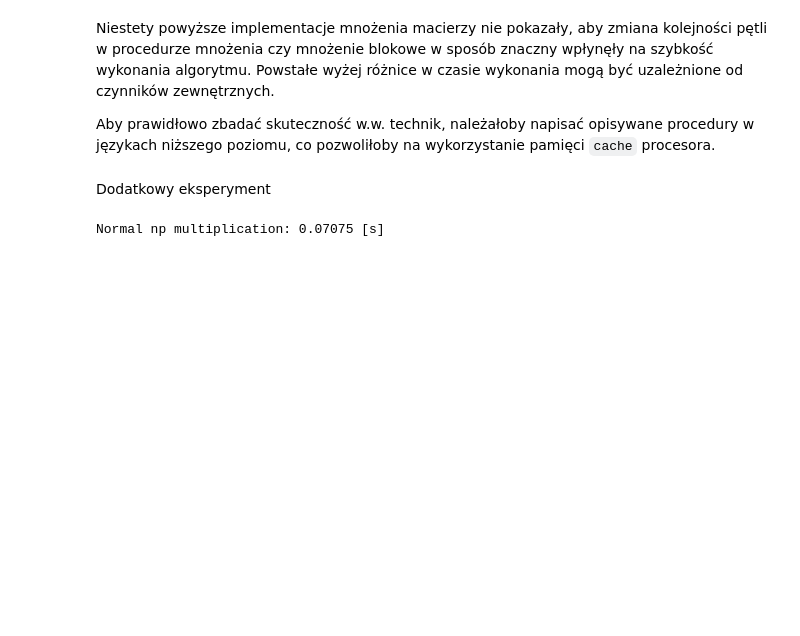
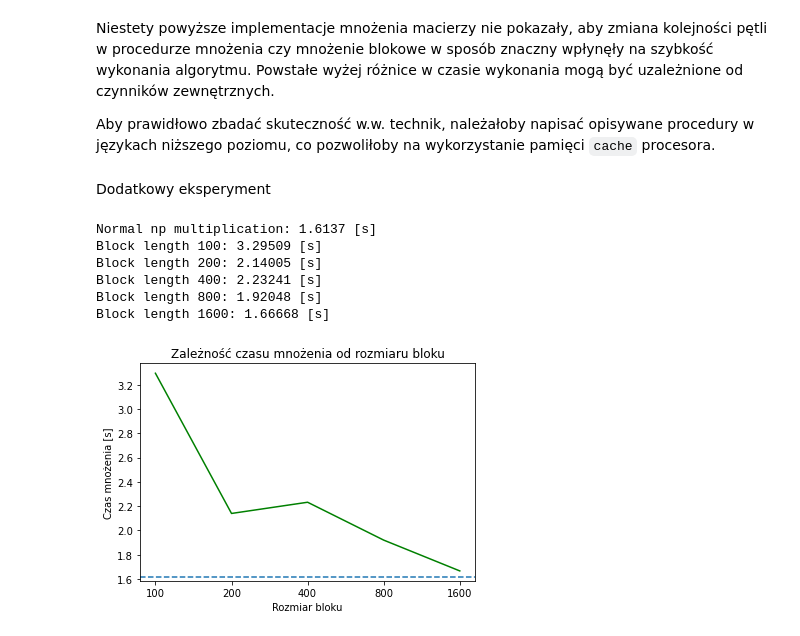
Before and after one commit to pkrucz00/alg_macierz, a Jupyter notebook: zadanie1/Zadanie1.ipynb, the cells around one changed output. Cells and saved outputs as stored; diff of their text form; code cells hidden in the pictures; blank space fills up the shorter version.

```diff
--- a/zadanie1/Zadanie1.ipynb
+++ b/zadanie1/Zadanie1.ipynb
@@ -245,13 +239,30 @@ def np_block_mul(A, B, m_bs, n_bs, k_bs):
                 C_slice = A_slice @ B_slice
     return C
 # %%
-log_time(lambda: normal_mul(A, B), "Normal np multiplication")
+reference_time = log_time(lambda: normal_mul(A, B), "Normal np multiplication")
 
-block_lengths = [2, 5, 10, 15, 20, 25, 40, 50, 100, 200]
+block_lengths = [100, 200, 400, 800, 1600]
 times = [
     log_time(lambda: np_block_mul(A, B, nb, nb, nb), f"Block length {nb}")
     for nb in block_lengths
 ]
-print(times)
+
+x_pos = [i for i, _ in enumerate(block_lengths)]
+
+plt.plot(x_pos, times, color='green')
+plt.axhline(y=reference_time, linestyle="--")
+
+plt.xlabel("Rozmiar bloku")
+plt.ylabel("Czas mnożenia [s]")
+plt.title("Zależność czasu mnożenia od rozmiaru bloku")
+plt.xticks(x_pos, block_lengths)
+
+plt.show()
 # %% [output]
-Normal np multiplication: 0.07075 [s]
+Normal np multiplication: 1.6137 [s]
+Block length 100: 3.29509 [s]
+Block length 200: 2.14005 [s]
+Block length 400: 2.23241 [s]
+Block length 800: 1.92048 [s]
+Block length 1600: 1.66668 [s]
+[figure, added]
```
Also changed, not shown: parts of 3 cells of this notebook, 1 other file.
